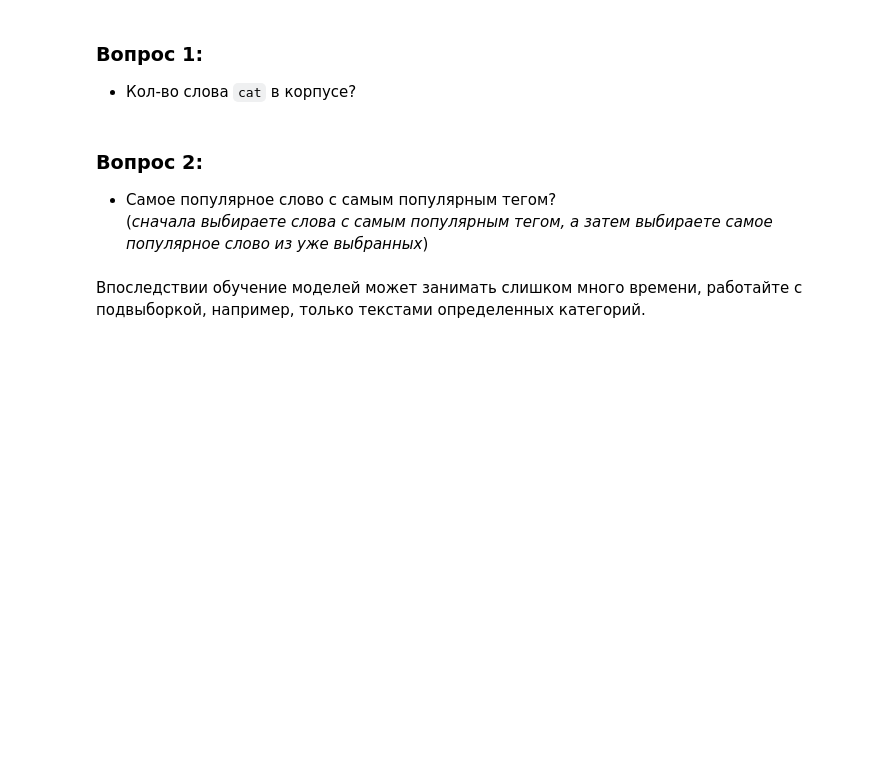
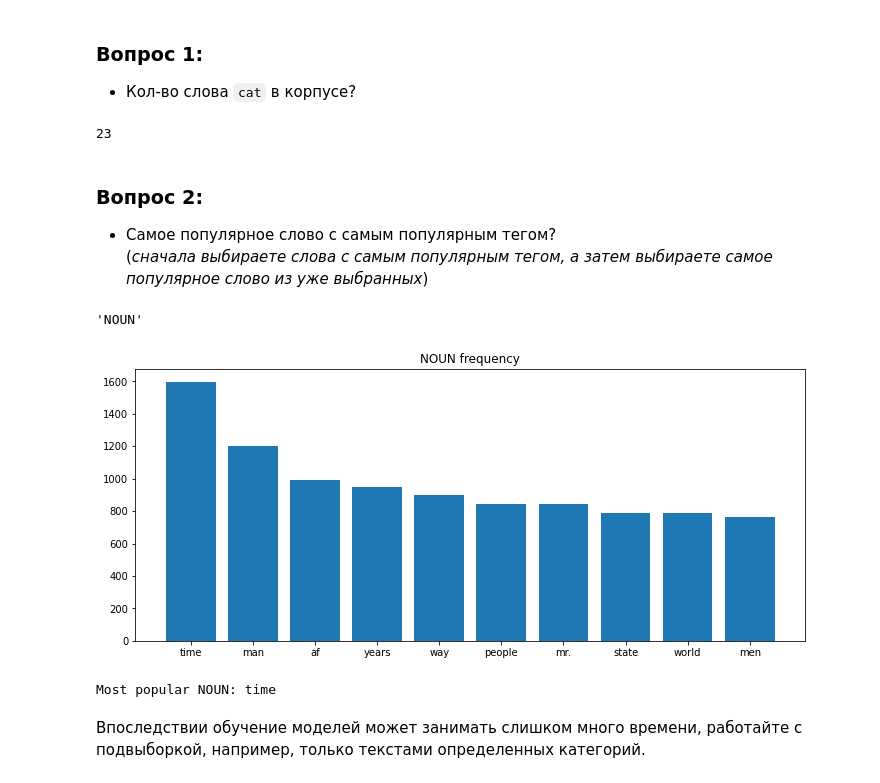
Before and after one commit to hivaze/Advanced_NLP_Course, a Jupyter notebook: 4. Language Modeling/[homework]language_model.ipynb, the cells around one changed output. Cells and saved outputs as stored; diff of their text form; code cells hidden in the pictures; blank space fills up the shorter version.

```diff
--- a/4. Language Modeling/[homework]language_model.ipynb
+++ b/4. Language Modeling/[homework]language_model.ipynb
@@ -59,5 +89,5 @@ print('Кол-во предложений: ', len(brown_tagged_sents))
 tags = [tag for (word, tag) in brown_tagged_words] # наши теги
 words = [word for (word, tag) in brown_tagged_words] # наши слова
 
-tag_num = pd.Series('''your code''').sort_values(ascending=False) # тег - кол-во тега в корпусе
-word_num = pd.Series('''your code''').sort_values(ascending=False) # слово - кол-во слова в корпусе
+tag_num = pd.Series(nltk.FreqDist(tags)).sort_values(ascending=False) # тег - кол-во тега в корпусе
+word_num = pd.Series(nltk.FreqDist(words)).sort_values(ascending=False) # слово - кол-во слова в корпусе
@@ -83,3 +122,7 @@ plt.show()
+# %%
+word_num['cat']
+# %% [output]
+23
 # %% [markdown]
 ### Вопрос 2:
 * Самое популярное слово с самым популярным тегом? <br>(*сначала выбираете слова с самым популярным тегом, а затем выбираете самое популярное слово из уже выбранных*)
@@ -88,3 +129,20 @@ plt.show()
+# %%
+# most popular tag
+tag_num.index[0]
+# %% [output]
+'NOUN'
+# %%
+words_with_most_popular_tag = [word for (word, tag) in brown_tagged_words if tag == tag_num.index[0]]
+words_with_most_popular_tag_num = pd.Series(nltk.FreqDist(words_with_most_popular_tag)).sort_values(ascending=False)
+# %%
+plt.figure(figsize=(12, 5))
+plt.bar(words_with_most_popular_tag_num.index[:10], words_with_most_popular_tag_num.values[:10])
+plt.title(f"{tag_num.index[0]} frequency")
+plt.show()
+print(f'Most popular {tag_num.index[0]}:', words_with_most_popular_tag_num.index[0])
+# %% [output]
+[figure, added]
+Most popular NOUN: time
 # %% [markdown]
 Впоследствии обучение моделей может занимать слишком много времени, работайте с подвыборкой, например, только текстами определенных категорий.
 # %% [markdown]
```
Also changed, not shown: parts of 85 cells of this notebook, 19 other files.
